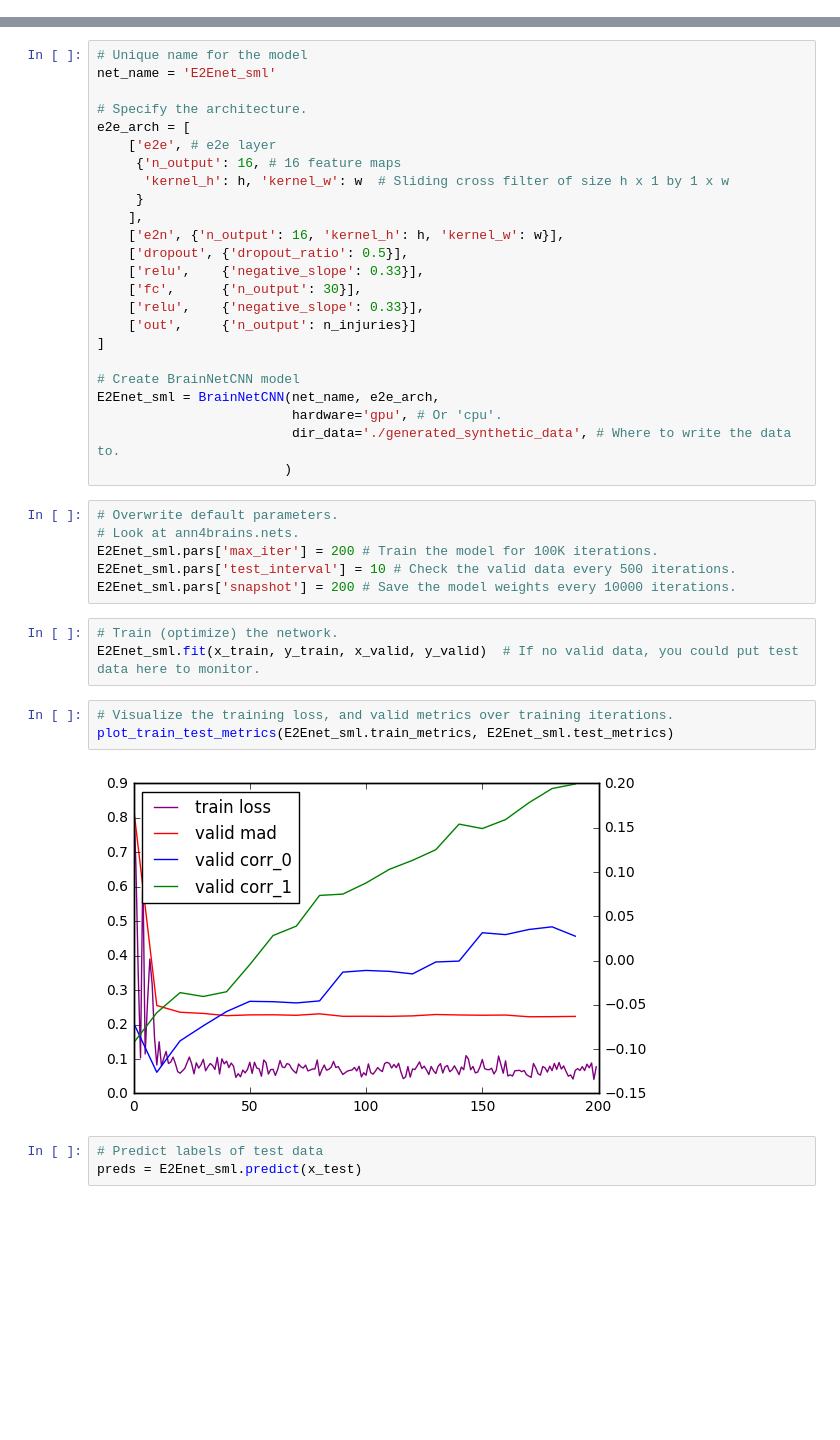
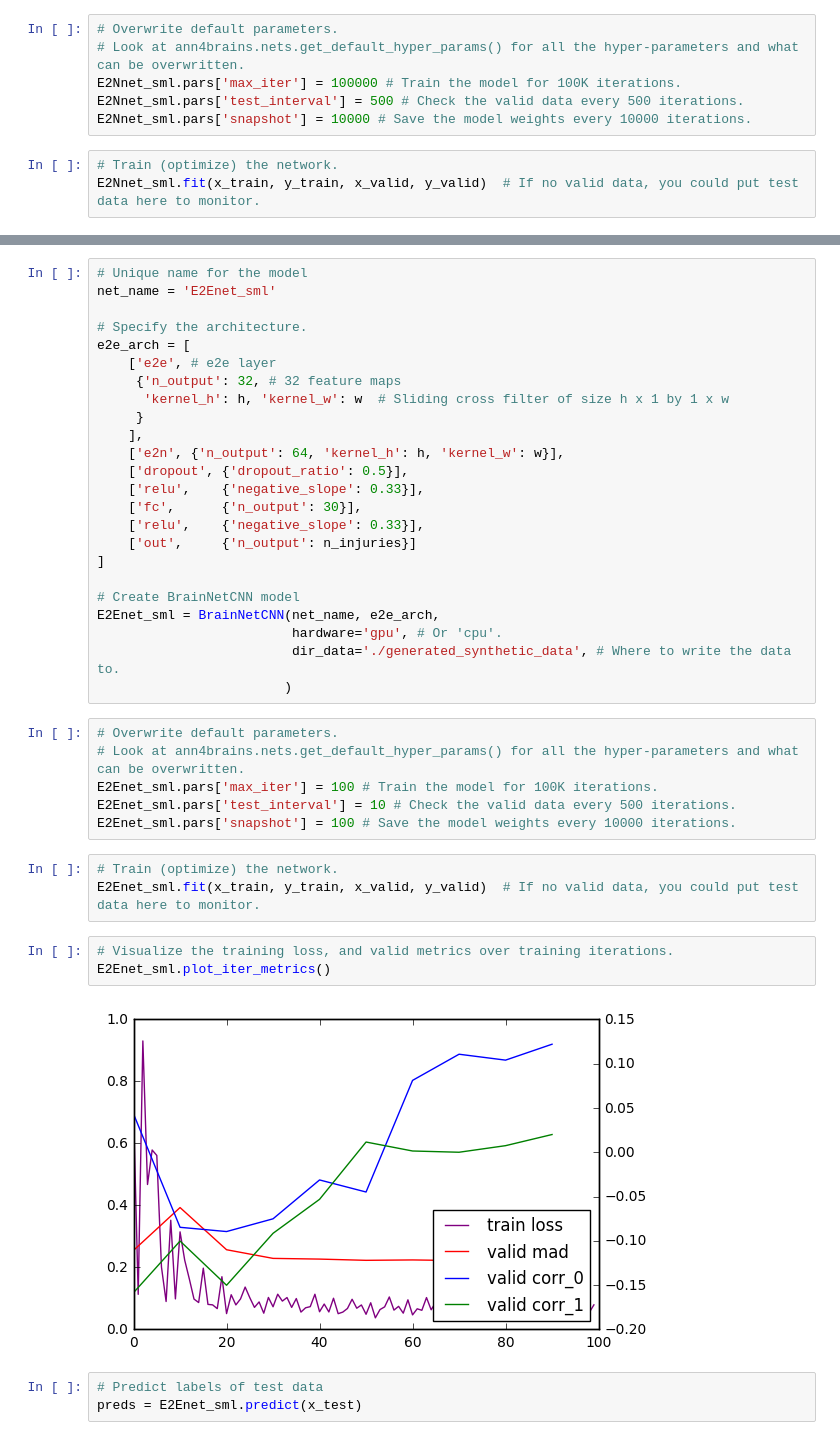
Before and after one commit to jeremykawahara/ann4brains, a Jupyter notebook: examples/brainnetcnn.ipynb, the cells around one changed output, grey strips where cells are left out. Saved outputs shown, nothing was run; the diff lists cells and outputs as text; blank space fills up the shorter version.

Commit message:
updated brainnetcnn notebook to follow paper

```diff
--- a/examples/brainnetcnn.ipynb
+++ b/examples/brainnetcnn.ipynb
@@ -102,0 +102,9 @@ print(h, w)
+# %%
+# Overwrite default parameters.
+# Look at ann4brains.nets.get_default_hyper_params() for all the hyper-parameters and what can be overwritten.
+E2Nnet_sml.pars['max_iter'] = 100000 # Train the model for 100K iterations.
+E2Nnet_sml.pars['test_interval'] = 500 # Check the valid data every 500 iterations.
+E2Nnet_sml.pars['snapshot'] = 10000 # Save the model weights every 10000 iterations.
+# %%
+# Train (optimize) the network.
+E2Nnet_sml.fit(x_train, y_train, x_valid, y_valid)  # If no valid data, you could put test data here to monitor.
@@ -110,11 +134,11 @@ net_name = 'E2Enet_sml'
 # Specify the architecture.
 e2e_arch = [
     ['e2e', # e2e layer
-     {'n_output': 16, # 16 feature maps
+     {'n_output': 32, # 32 feature maps
       'kernel_h': h, 'kernel_w': w  # Sliding cross filter of size h x 1 by 1 x w
      }
     ],
-    ['e2n', {'n_output': 16, 'kernel_h': h, 'kernel_w': w}],
+    ['e2n', {'n_output': 64, 'kernel_h': h, 'kernel_w': w}],
     ['dropout', {'dropout_ratio': 0.5}],
     ['relu',    {'negative_slope': 0.33}],
     ['fc',      {'n_output': 30}],
@@ -129,18 +153,18 @@ E2Enet_sml = BrainNetCNN(net_name, e2e_arch,
                         )
 # %%
 # Overwrite default parameters.
-# Look at ann4brains.nets.
-E2Enet_sml.pars['max_iter'] = 200 # Train the model for 100K iterations.
+# Look at ann4brains.nets.get_default_hyper_params() for all the hyper-parameters and what can be overwritten.
+E2Enet_sml.pars['max_iter'] = 100 # Train the model for 100K iterations.
 E2Enet_sml.pars['test_interval'] = 10 # Check the valid data every 500 iterations.
-E2Enet_sml.pars['snapshot'] = 200 # Save the model weights every 10000 iterations.
+E2Enet_sml.pars['snapshot'] = 100 # Save the model weights every 10000 iterations.
 # %%
 # Train (optimize) the network.
 E2Enet_sml.fit(x_train, y_train, x_valid, y_valid)  # If no valid data, you could put test data here to monitor.
 # %%
 # Visualize the training loss, and valid metrics over training iterations.
-plot_train_test_metrics(E2Enet_sml.train_metrics, E2Enet_sml.test_metrics)
+E2Enet_sml.plot_iter_metrics()
 # %% [output]
-[figure, old version]
+[figure, new version]
 # %%
 # Predict labels of test data
 preds = E2Enet_sml.predict(x_test)
```
Also changed, not shown: parts of 17 cells of this notebook, 13 other files.
